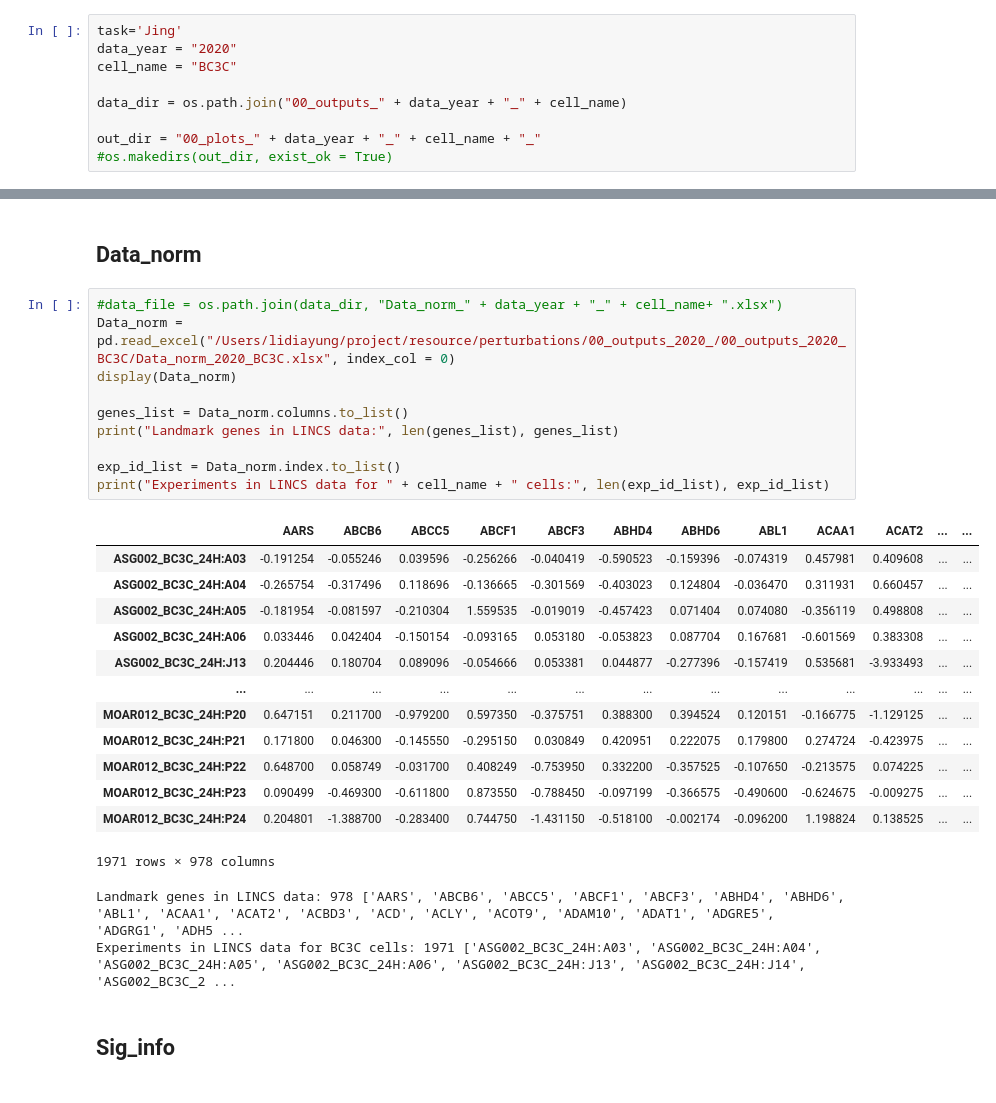
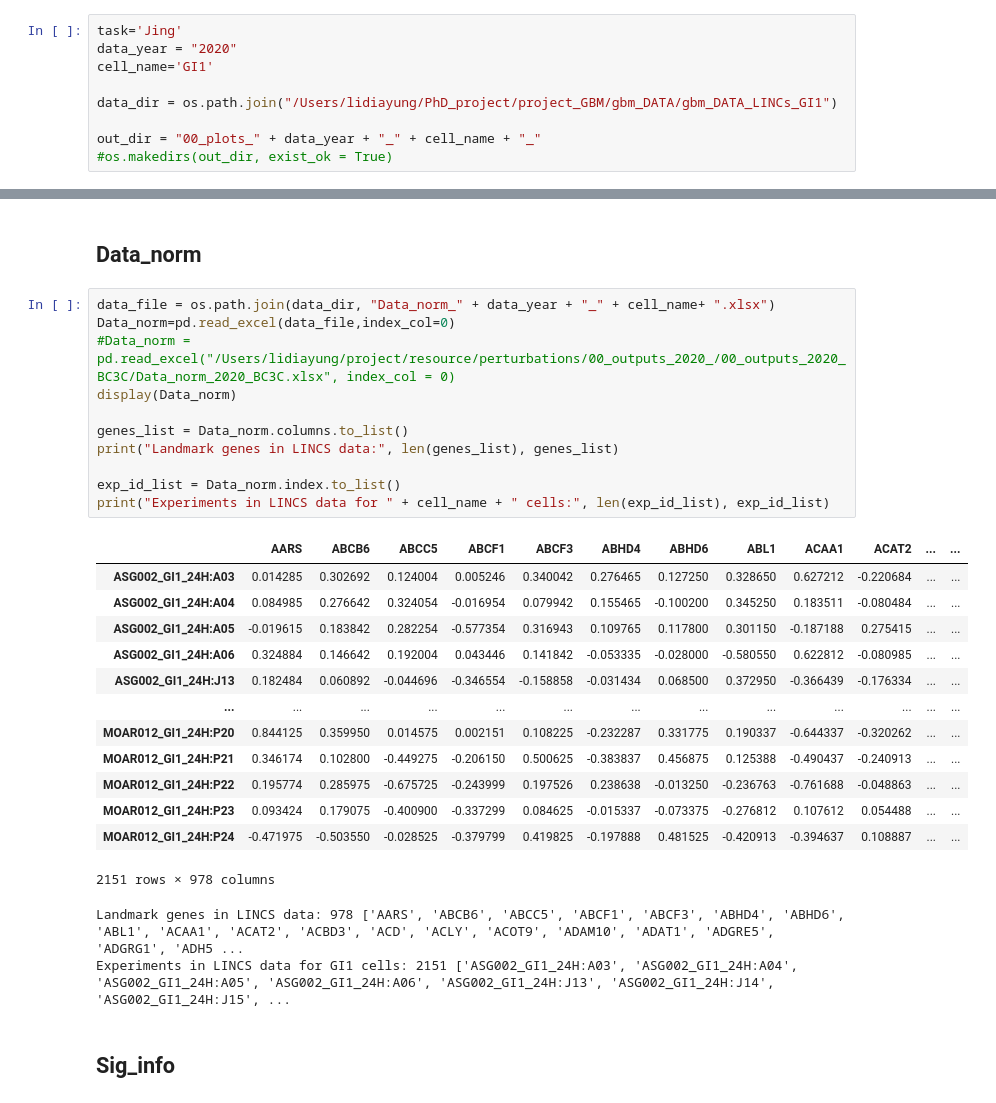
Before and after one commit to jingsday/blca_Scripts, a Jupyter notebook: perturbations/00_DPD_full_plots_2020_BC3C.ipynb, the cells around one changed output, grey strips where cells are left out. Saved outputs shown, nothing was run; the diff lists cells and outputs as text.

```diff
--- a/perturbations/00_DPD_full_plots_2020_BC3C.ipynb
+++ b/perturbations/00_DPD_full_plots_2020_BC3C.ipynb
@@ -12,9 +12,9 @@ os.chdir(wkdir)
 # %%
 task='Jing'
 data_year = "2020"
-cell_name = "BC3C"
+cell_name='GI1'
 
-data_dir = os.path.join("00_outputs_" + data_year + "_" + cell_name)
+data_dir = os.path.join("/Users/lidiayung/PhD_project/project_GBM/gbm_DATA/gbm_DATA_LINCs_GI1")
 
 out_dir = "00_plots_" + data_year + "_" + cell_name + "_"
 #os.makedirs(out_dir, exist_ok = True)
@@ -25,31 +25,32 @@ out =pd.read_csv("/Users/lidiayung/project/resource/perturbations/00_outputs_202
 # %% [markdown]
 ## Data_norm
 # %%
-#data_file = os.path.join(data_dir, "Data_norm_" + data_year + "_" + cell_name+ ".xlsx")
-Data_norm = pd.read_excel("/Users/lidiayung/project/resource/perturbations/00_outputs_2020_/00_outputs_2020_BC3C/Data_norm_2020_BC3C.xlsx", index_col = 0)
+data_file = os.path.join(data_dir, "Data_norm_" + data_year + "_" + cell_name+ ".xlsx")
+Data_norm=pd.read_excel(data_file,index_col=0)
+#Data_norm = pd.read_excel("/Users/lidiayung/project/resource/perturbations/00_outputs_2020_/00_outputs_2020_BC3C/Data_norm_2020_BC3C.xlsx", index_col = 0)
 display(Data_norm)
 
 genes_list = Data_norm.columns.to_list()
 print("Landmark genes in LINCS data:", len(genes_list), genes_list)
 
 exp_id_list = Data_norm.index.to_list()
 print("Experiments in LINCS data for " + cell_name + " cells:", len(exp_id_list), exp_id_list)
 # %% [output]
 |  | AARS | ABCB6 | ABCC5 | ABCF1 | ABCF3 | ABHD4 | ABHD6 | ABL1 | ACAA1 | ACAT2 | ... | ... |
-| ASG002_BC3C_24H:A03 | -0.191254 | -0.055246 | 0.039596 | -0.256266 | -0.040419 | -0.590523 | -0.159396 | -0.074319 | 0.457981 | 0.409608 | ... | ... |
-| ASG002_BC3C_24H:A04 | -0.265754 | -0.317496 | 0.118696 | -0.136665 | -0.301569 | -0.403023 | 0.124804 | -0.036470 | 0.311931 | 0.660457 | ... | ... |
-| ASG002_BC3C_24H:A05 | -0.181954 | -0.081597 | -0.210304 | 1.559535 | -0.019019 | -0.457423 | 0.071404 | 0.074080 | -0.356119 | 0.498808 | ... | ... |
-| ASG002_BC3C_24H:A06 | 0.033446 | 0.042404 | -0.150154 | -0.093165 | 0.053180 | -0.053823 | 0.087704 | 0.167681 | -0.601569 | 0.383308 | ... | ... |
-| ASG002_BC3C_24H:J13 | 0.204446 | 0.180704 | 0.089096 | -0.054666 | 0.053381 | 0.044877 | -0.277396 | -0.157419 | 0.535681 | -3.933493 | ... | ... |
+| ASG002_GI1_24H:A03 | 0.014285 | 0.302692 | 0.124004 | 0.005246 | 0.340042 | 0.276465 | 0.127250 | 0.328650 | 0.627212 | -0.220684 | ... | ... |
+| ASG002_GI1_24H:A04 | 0.084985 | 0.276642 | 0.324054 | -0.016954 | 0.079942 | 0.155465 | -0.100200 | 0.345250 | 0.183511 | -0.080484 | ... | ... |
+| ASG002_GI1_24H:A05 | -0.019615 | 0.183842 | 0.282254 | -0.577354 | 0.316943 | 0.109765 | 0.117800 | 0.301150 | -0.187188 | 0.275415 | ... | ... |
+| ASG002_GI1_24H:A06 | 0.324884 | 0.146642 | 0.192004 | 0.043446 | 0.141842 | -0.053335 | -0.028000 | -0.580550 | 0.622812 | -0.080985 | ... | ... |
+| ASG002_GI1_24H:J13 | 0.182484 | 0.060892 | -0.044696 | -0.346554 | -0.158858 | -0.031434 | 0.068500 | 0.372950 | -0.366439 | -0.176334 | ... | ... |
 | ... | ... | ... | ... | ... | ... | ... | ... | ... | ... | ... | ... | ... |
-| MOAR012_BC3C_24H:P20 | 0.647151 | 0.211700 | -0.979200 | 0.597350 | -0.375751 | 0.388300 | 0.394524 | 0.120151 | -0.166775 | -1.129125 | ... | ... |
-| MOAR012_BC3C_24H:P21 | 0.171800 | 0.046300 | -0.145550 | -0.295150 | 0.030849 | 0.420951 | 0.222075 | 0.179800 | 0.274724 | -0.423975 | ... | ... |
-| MOAR012_BC3C_24H:P22 | 0.648700 | 0.058749 | -0.031700 | 0.408249 | -0.753950 | 0.332200 | -0.357525 | -0.107650 | -0.213575 | 0.074225 | ... | ... |
-| MOAR012_BC3C_24H:P23 | 0.090499 | -0.469300 | -0.611800 | 0.873550 | -0.788450 | -0.097199 | -0.366575 | -0.490600 | -0.624675 | -0.009275 | ... | ... |
-| MOAR012_BC3C_24H:P24 | 0.204801 | -1.388700 | -0.283400 | 0.744750 | -1.431150 | -0.518100 | -0.002174 | -0.096200 | 1.198824 | 0.138525 | ... | ... |
+| MOAR012_GI1_24H:P20 | 0.844125 | 0.359950 | 0.014575 | 0.002151 | 0.108225 | -0.232287 | 0.331775 | 0.190337 | -0.644337 | -0.320262 | ... | ... |
+| MOAR012_GI1_24H:P21 | 0.346174 | 0.102800 | -0.449275 | -0.206150 | 0.500625 | -0.383837 | 0.456875 | 0.125388 | -0.490437 | -0.240913 | ... | ... |
+| MOAR012_GI1_24H:P22 | 0.195774 | 0.285975 | -0.675725 | -0.243999 | 0.197526 | 0.238638 | -0.013250 | -0.236763 | -0.761688 | -0.048863 | ... | ... |
+| MOAR012_GI1_24H:P23 | 0.093424 | 0.179075 | -0.400900 | -0.337299 | 0.084625 | -0.015337 | -0.073375 | -0.276812 | 0.107612 | 0.054488 | ... | ... |
+| MOAR012_GI1_24H:P24 | -0.471975 | -0.503550 | -0.028525 | -0.379799 | 0.419825 | -0.197888 | 0.481525 | -0.420913 | -0.394637 | 0.108887 | ... | ... |
-1971 rows × 978 columns
+2151 rows × 978 columns
 Landmark genes in LINCS data: 978 ['AARS', 'ABCB6', 'ABCC5', 'ABCF1', 'ABCF3', 'ABHD4', 'ABHD6', 'ABL1', 'ACAA1', 'ACAT2', 'ACBD3', 'ACD', 'ACLY', 'ACOT9', 'ADAM10', 'ADAT1', 'ADGRE5', 'ADGRG1', 'ADH5 ...
-Experiments in LINCS data for BC3C cells: 1971 ['ASG002_BC3C_24H:A03', 'ASG002_BC3C_24H:A04', 'ASG002_BC3C_24H:A05', 'ASG002_BC3C_24H:A06', 'ASG002_BC3C_24H:J13', 'ASG002_BC3C_24H:J14', 'ASG002_BC3C_2 ...
+Experiments in LINCS data for GI1 cells: 2151 ['ASG002_GI1_24H:A03', 'ASG002_GI1_24H:A04', 'ASG002_GI1_24H:A05', 'ASG002_GI1_24H:A06', 'ASG002_GI1_24H:J13', 'ASG002_GI1_24H:J14', 'ASG002_GI1_24H:J15', ...
 # %% [markdown]
 ## Sig_info
 # %%
```
Also changed, not shown: 4 other files.
